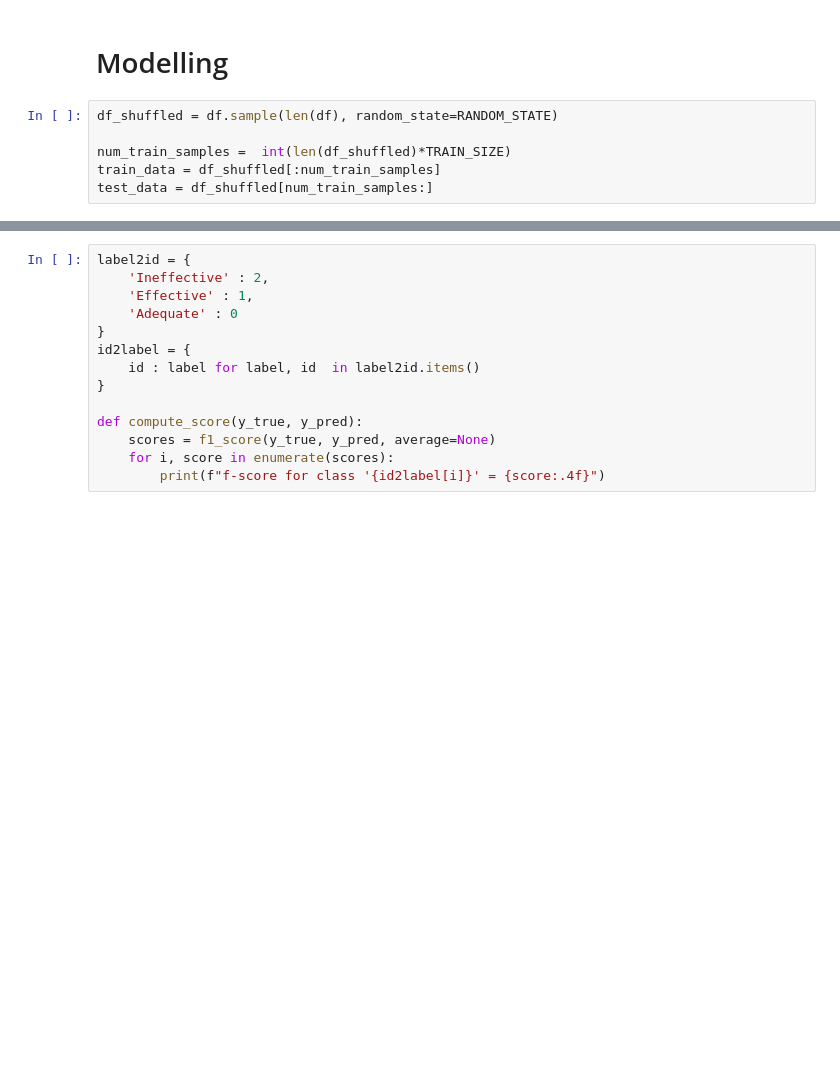
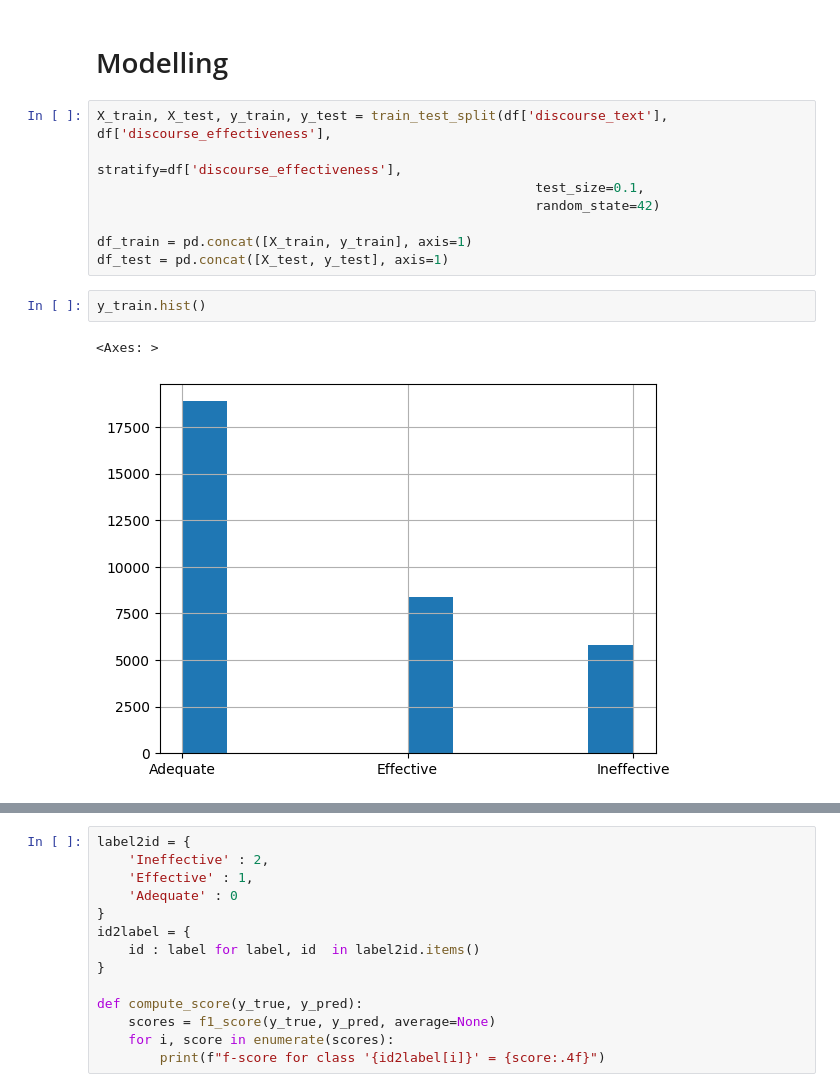
Before and after one commit to BorisovMaksim/EnglishLanguage, a Jupyter notebook: AutoML.ipynb, the cells around one changed output, grey strips where cells are left out. Saved outputs shown, nothing was run; the diff lists cells and outputs as text; blank space fills up the shorter version.

```diff
--- a/AutoML.ipynb
+++ b/AutoML.ipynb
@@ -172,8 +174,15 @@ plt.show()
 # %% [markdown]
 # Modelling
 # %%
-df_shuffled = df.sample(len(df), random_state=RANDOM_STATE)
+X_train, X_test, y_train, y_test = train_test_split(df['discourse_text'], df['discourse_effectiveness'],
+                                                        stratify=df['discourse_effectiveness'],
+                                                        test_size=0.1,
+                                                        random_state=42)
 
-num_train_samples =  int(len(df_shuffled)*TRAIN_SIZE)
-train_data = df_shuffled[:num_train_samples]
-test_data = df_shuffled[num_train_samples:]
+df_train = pd.concat([X_train, y_train], axis=1)
+df_test = pd.concat([X_test, y_test], axis=1)
+# %%
+y_train.hist()
+# %% [output]
+<Axes: >
+[figure, added]
```
Also changed, not shown: parts of 15 cells of this notebook, 21 other files.
